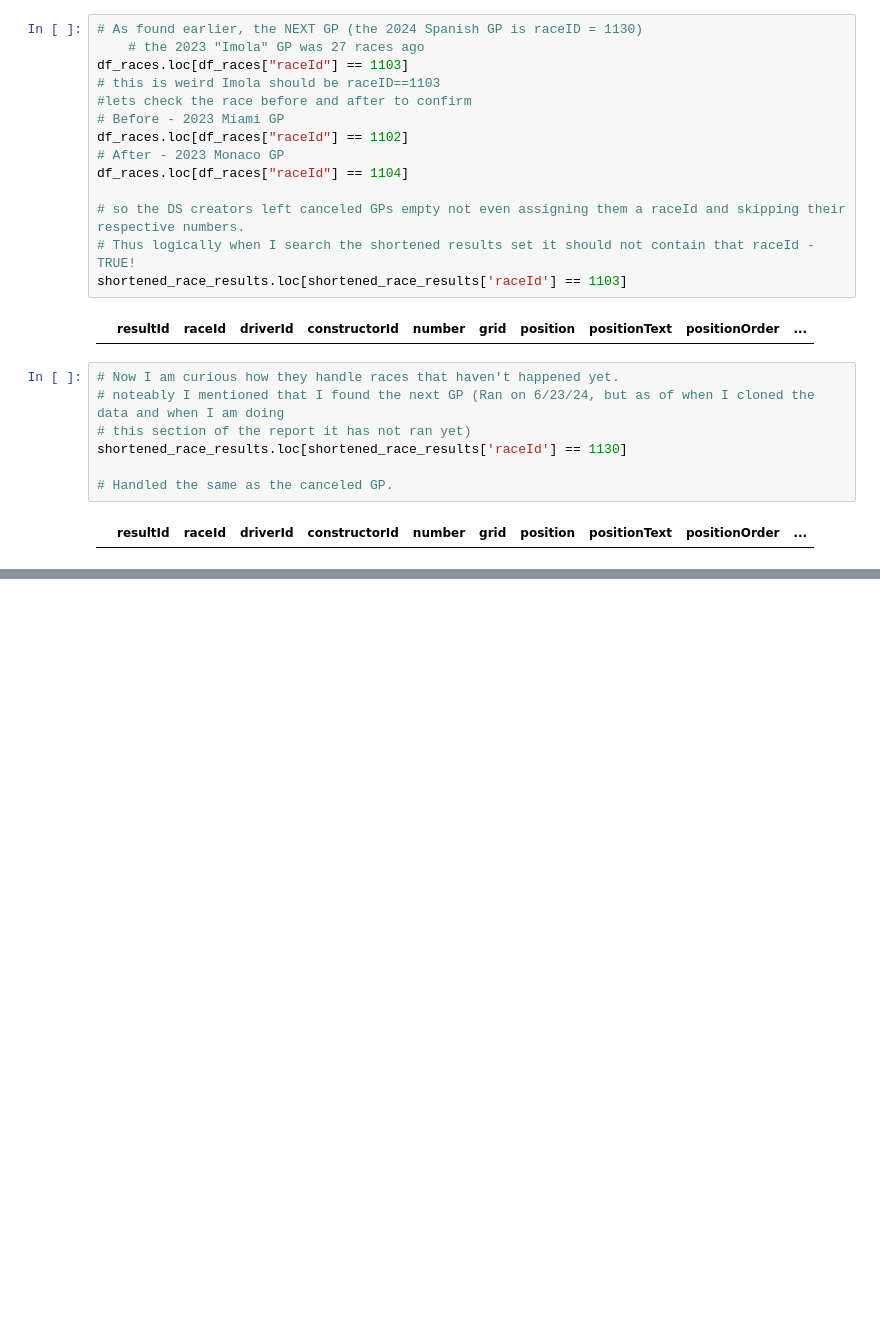
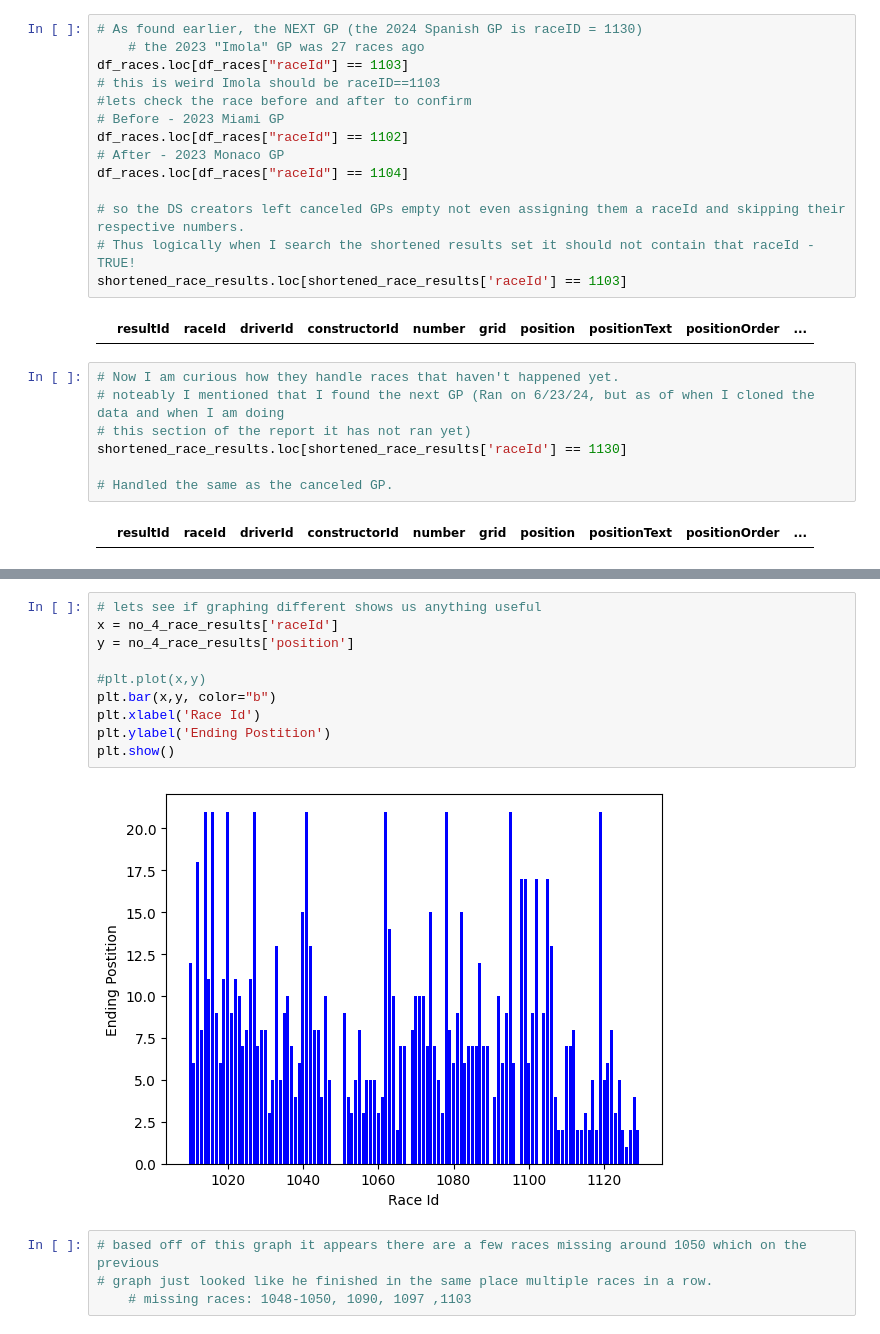
Before and after one commit to abbi3l3igh/DE-TS-Assignments, a Jupyter notebook: Week 1/QAWeek2.ipynb, the cells around one changed output, grey strips where cells are left out. Saved outputs shown, nothing was run; the diff lists cells and outputs as text; blank space fills up the shorter version.

```diff
--- a/Week 1/QAWeek2.ipynb
+++ b/Week 1/QAWeek2.ipynb
@@ -224,0 +285,16 @@ shortened_race_results.loc[shortened_race_results['raceId'] == 1130]
+# %%
+# lets see if graphing different shows us anything useful
+x = no_4_race_results['raceId']
+y = no_4_race_results['position']
+
+#plt.plot(x,y)
+plt.bar(x,y, color="b")
+plt.xlabel('Race Id')
+plt.ylabel('Ending Postition')
+plt.show()
+# %% [output]
+[figure, added]
+# %%
+# based off of this graph it appears there are a few races missing around 1050 which on the previous
+# graph just looked like he finished in the same place multiple races in a row.
+    # missing races: 1048-1050, 1090, 1097 ,1103
```
Also changed, not shown: parts of 8 cells of this notebook, 9 other files.
